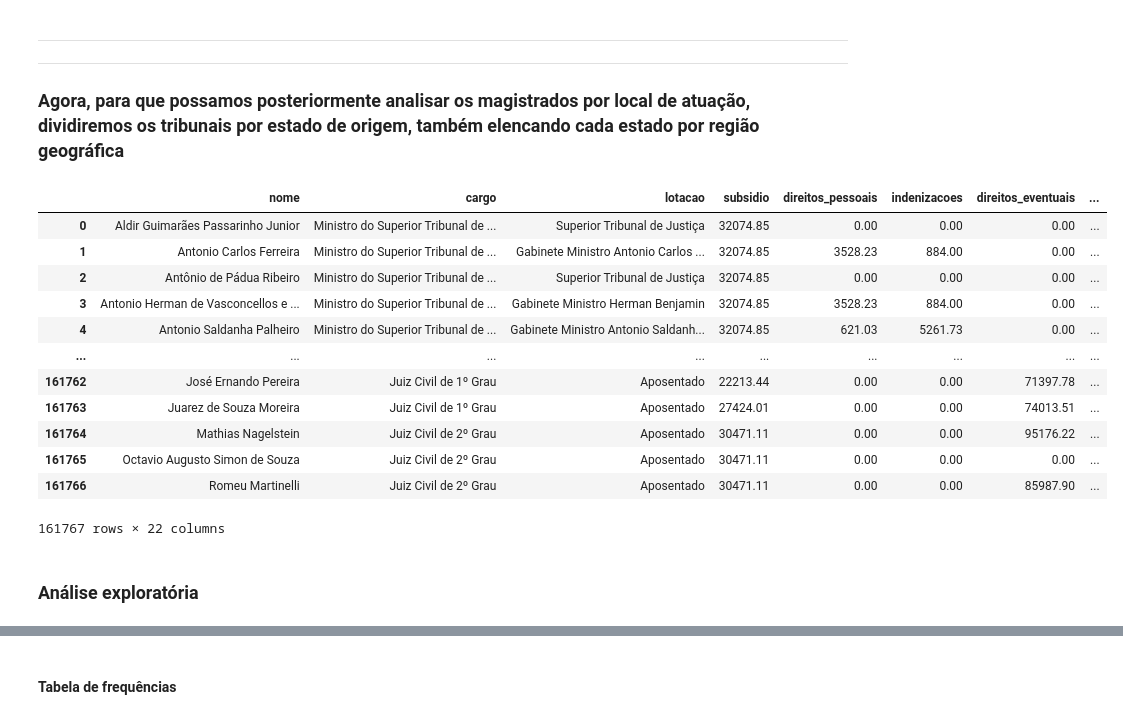
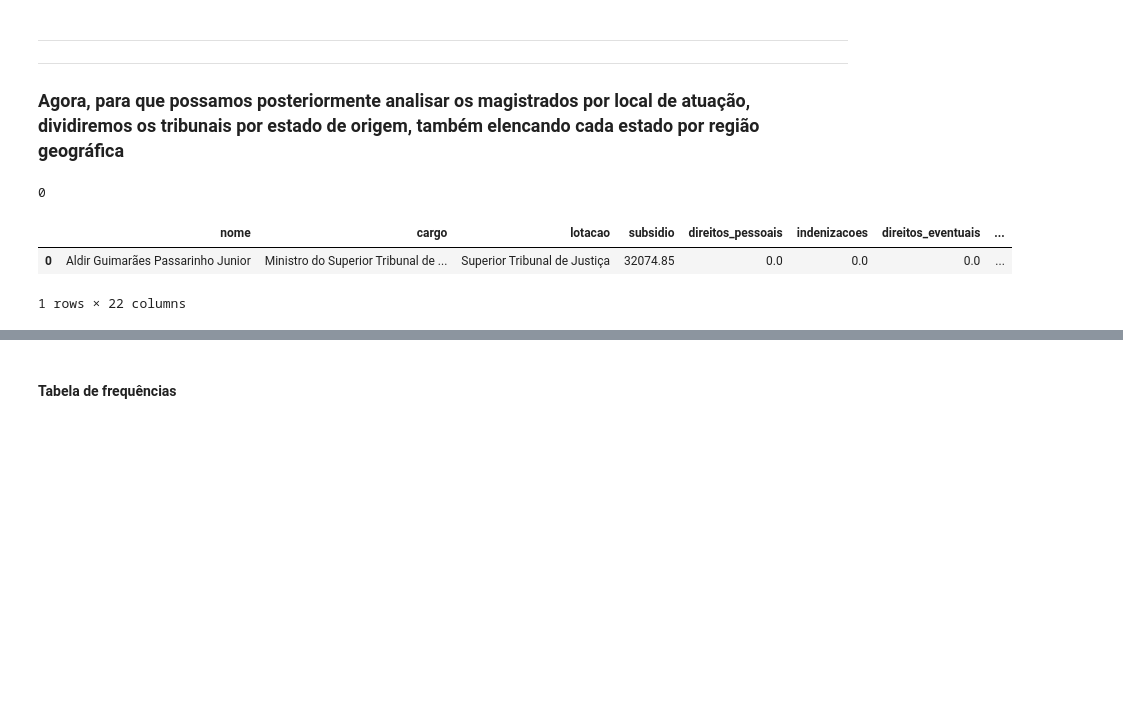
Before and after one commit to ThiagoCGGodoi/CDadosP2, a Jupyter notebook: P2.ipynb, the cells around one changed output, grey strips where cells are left out. Drawn from its saved outputs; the diff is of its cells as text; code cells hidden in the pictures; blank space fills up the shorter version.

```diff
--- a/P2.ipynb
+++ b/P2.ipynb
@@ -238,42 +239,34 @@ Tribunais = {
 'Sudeste': {'Espírito Santo': ["Tribunal de Justiça do Espírito Santo", "Tribunal Regional Eleitoral do Espírito Santo", 'Tribunal Regional do Trabalho da 17ª Região', 'Tribunal Regional do Trabalho da 17ª Região (ES)'], 'Minas Gerais':["Tribunal Regional Federal da 6a Região", "Tribunal de Justiça de Minas Gerais", "Tribunal Regional Eleitoral de Minas Gerais", 'Tribunal Regional do Trabalho da 3ª Região', 'Tribunal Regional do Trabalho da 3ª Região(MG)', 'Tribunal Regional do Trabalho da 3ª Região (MG)', 'Tribunal de Justiça Militar do Estado de Minas Gerais'], 'Rio de Janeiro' : ["Tribunal Regional Federal da 2a Região", "Tribunal de Justiça do Rio de Janeiro", "Tribunal Regional Eleitoral do Rio de Janeiro", 'Tribunal Regional do Trabalho da 1ª Região(RJ)', 'Tribunal Regional do Trabalho da 1ª Região','Tribunal Regional do Trabalho da 1ª Região (RJ)'], 'São Paulo' : ["Tribunal Regional Federal da 3a Região", "Tribunal de Justiça de São Paulo", "Tribunal Regional Eleitoral de São Paulo", 'Tribunal Regional do Trabalho da 2ª Região', 'Tribunal Regional do Trabalho da 2ª Região (SP capital)', 'Tribunal Regional do Trabalho da 15ª Região', 'Tribunal Regional do Trabalho da 15ª Região (SP Interior)', 'Tribunal de Justiça Militar do Estado de São Paulo']},
     'Sul': {'Paraná' : ["Tribunal de Justiça do Paraná", "Tribunal Regional Eleitoral do Paraná", 'Tribunal Regional do Trabalho da 9ª Região', 'Tribunal Regional do Trabalho da 9ª Região (PR)'], 'Rio Grande do Sul': ["Tribunal Regional Federal da 4a Região", "Tribunal de Justiça do Rio Grande do Sul", "Tribunal Regional Eleitoral do Rio Grande do Sul", 'Tribunal Regional do Trabalho da 4ª Região', 'Tribunal Regional do Trabalho da 4ª Região(RS)', 'Tribunal Regional do Trabalho da 4ª Região (RS)', 'Tribunal de Justiça Militar do Estado do Rio Grande do Sul'], 'Santa Catarina' : ["Tribunal de Justiça de Santa Catarina", "Tribunal Regional Eleitoral de Santa Catarina", 'Tribunal Regional do Trabalho da 12ª Região', 'Tribunal Regional do Trabalho da 12ª Região (SC)']}
 }
 
 # Esse dicionário contém não só todos os tribunais, como algumas formas pontuais e diferenciadas de escrita encontradas no documento, para que todos sejam analisados sem falta.
 
 # Idealizando uma função que nos devolva o estado e região nos quais um tribunal está inserido.
 
 def Local_Tribunal(tribunal):
     for regiao, estados in Tribunais.items():
         for estado in estados:
             if tribunal in estados[estado]:
                 return (estado, regiao)
 
     return ('Na', 'Na')
 
 
 # Agora já com nosso dicionário, podemos criar colunas de Estado e Região no Dataframe
 
-DataframeCometa = df
 
-DataframeCometa['Estado'], DataframeCometa['Regiao'] = zip(*DataframeCometa['tribunal'].apply(Local_Tribunal))
+df['Estado'], df['Regiao'] = zip(*df['tribunal'].apply(Local_Tribunal))
 
-Checagem = DataframeCometa.loc[DataframeCometa['Estado'] != 'Na']
+Checagem = df.loc[df['Estado'] == 'Na']
 
-Checagem
+print (len(Checagem))
+
+# Como vemos abaixo, todos os tribunais foram devidamente categorizados em Estado e Região
+
+df.head(1)
 # %% [output]
+0
 |  | nome | cargo | lotacao | subsidio | direitos_pessoais | indenizacoes | direitos_eventuais | ... |
-| 0 | Aldir Guimarães Passarinho Junior | Ministro do Superior Tribunal de ... | Superior Tribunal de Justiça | 32074.85 | 0.00 | 0.00 | 0.00 | ... |
-| 1 | Antonio Carlos Ferreira | Ministro do Superior Tribunal de ... | Gabinete Ministro Antonio Carlos ... | 32074.85 | 3528.23 | 884.00 | 0.00 | ... |
-| 2 | Antônio de Pádua Ribeiro | Ministro do Superior Tribunal de ... | Superior Tribunal de Justiça | 32074.85 | 0.00 | 0.00 | 0.00 | ... |
-| 3 | Antonio Herman de Vasconcellos e ... | Ministro do Superior Tribunal de ... | Gabinete Ministro Herman Benjamin | 32074.85 | 3528.23 | 884.00 | 0.00 | ... |
-| 4 | Antonio Saldanha Palheiro | Ministro do Superior Tribunal de ... | Gabinete Ministro Antonio Saldanh... | 32074.85 | 621.03 | 5261.73 | 0.00 | ... |
-| ... | ... | ... | ... | ... | ... | ... | ... | ... |
-| 161762 | José Ernando Pereira | Juiz Civil de 1º Grau | Aposentado | 22213.44 | 0.00 | 0.00 | 71397.78 | ... |
-| 161763 | Juarez de Souza Moreira | Juiz Civil de 1º Grau | Aposentado | 27424.01 | 0.00 | 0.00 | 74013.51 | ... |
-| 161764 | Mathias Nagelstein | Juiz Civil de 2º Grau | Aposentado | 30471.11 | 0.00 | 0.00 | 95176.22 | ... |
-| 161765 | Octavio Augusto Simon de Souza | Juiz Civil de 2º Grau | Aposentado | 30471.11 | 0.00 | 0.00 | 0.00 | ... |
-| 161766 | Romeu Martinelli | Juiz Civil de 2º Grau | Aposentado | 30471.11 | 0.00 | 0.00 | 85987.90 | ... |
+| 0 | Aldir Guimarães Passarinho Junior | Ministro do Superior Tribunal de ... | Superior Tribunal de Justiça | 32074.85 | 0.0 | 0.0 | 0.0 | ... |
-161767 rows × 22 columns
+1 rows × 22 columns
-# %% [markdown]
-### Análise exploratória
```
Also changed, not shown: parts of 4 cells of this notebook.
